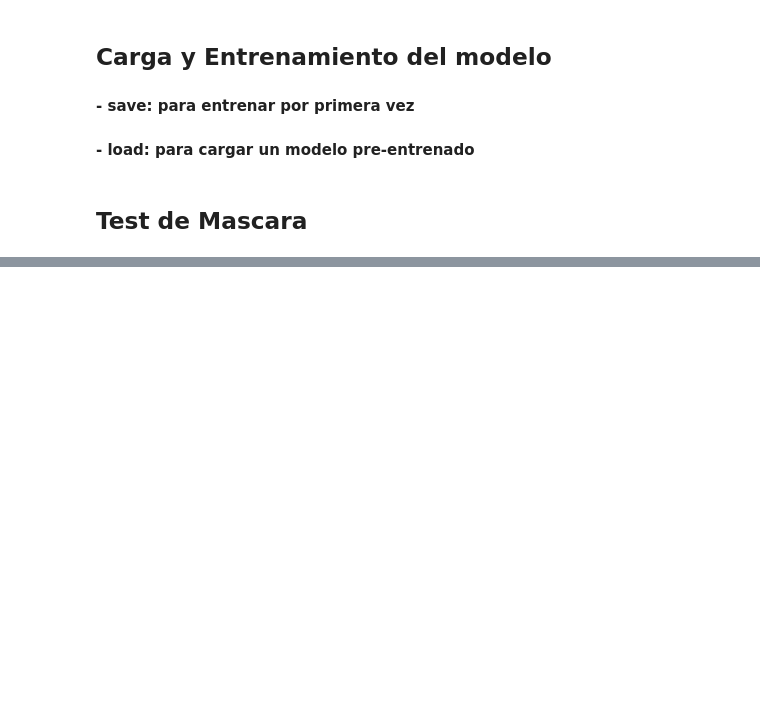
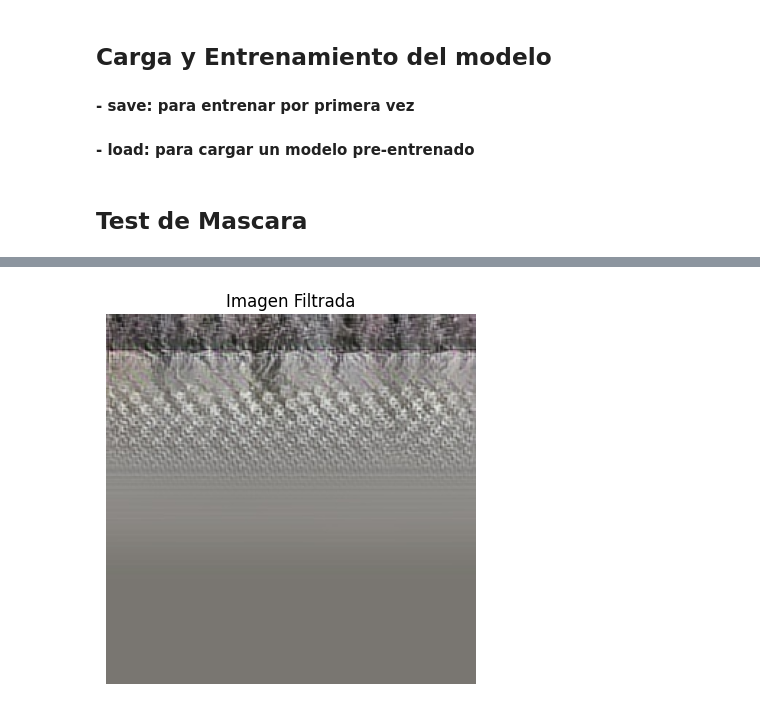
Before and after one commit to Misash/Oill-Spill-Detection, a Jupyter notebook: main.ipynb, the cells around one changed output, grey strips where cells are left out. Drawn from its saved outputs; the diff is of its cells as text; code cells hidden in the pictures; blank space fills up the shorter version.

```diff
--- a/main.ipynb
+++ b/main.ipynb
@@ -156,3 +171,52 @@ else:
+# %%
+import tensorflow as tf
+import tensorflow_hub as hub
+import cv2
+import matplotlib.pyplot as plt
+
+def apply_style_transfer(input_image_path, style_reference_image_path, output_image_path):
+    # Cargar las imágenes de entrada y referencia de estilo
+    input_image = cv2.imread(input_image_path)
+    style_reference_image = cv2.imread(style_reference_image_path)
+
+    # Preprocesar las imágenes para el modelo
+    input_image = cv2.cvtColor(input_image, cv2.COLOR_BGR2RGB)
+    style_reference_image = cv2.cvtColor(style_reference_image, cv2.COLOR_BGR2RGB)
+    input_image = tf.image.resize(input_image, (256, 256)) / 255.0
+    style_reference_image = tf.image.resize(style_reference_image, (256, 256)) / 255.0
+    input_image = tf.expand_dims(input_image, axis=0)
+    style_reference_image = tf.expand_dims(style_reference_image, axis=0)
+
+    # Cargar el modelo de transferencia de estilo de TensorFlow Hub
+    model = hub.load("https://tfhub.dev/google/magenta/arbitrary-image-stylization-v1-256/2")
+
+    # Aplicar la transferencia de estilo
+    stylized_image = model(tf.constant(input_image), tf.constant(style_reference_image))[0]
+
+    # Guardar la imagen filtrada
+    stylized_image = tf.image.convert_image_dtype(stylized_image, tf.uint8)
+    stylized_image = tf.image.encode_jpeg(stylized_image[0]).numpy()
+    with open(output_image_path, "wb") as f:
+        f.write(stylized_image)
+
+     # Cargar la imagen filtrada y hacer el plot
+    filtered_image = cv2.imread(output_image_path)
+    filtered_image = cv2.cvtColor(filtered_image, cv2.COLOR_BGR2RGB)
+
+    plt.imshow(filtered_image)
+    plt.title('Imagen Filtrada')
+    plt.axis('off')
+    plt.show()
+
+
+
+input_image_path = "ejemplo5.tif"  # Ruta de la imagen a filtrar
+style_reference_image_path = "./Dataset/train_images_256/041871.000163.tif"  # Ruta de la imagen de referencia de estilo
+output_image_path = "output_image.png"  # Ruta de la imagen filtrada de salida
+
+apply_style_transfer(input_image_path, style_reference_image_path, output_image_path)
+# %% [output]
+[figure, added]
 # %%
 
 # ejemplo de predicción
```
Also changed, not shown: parts of 4 cells of this notebook, 11 other files.
